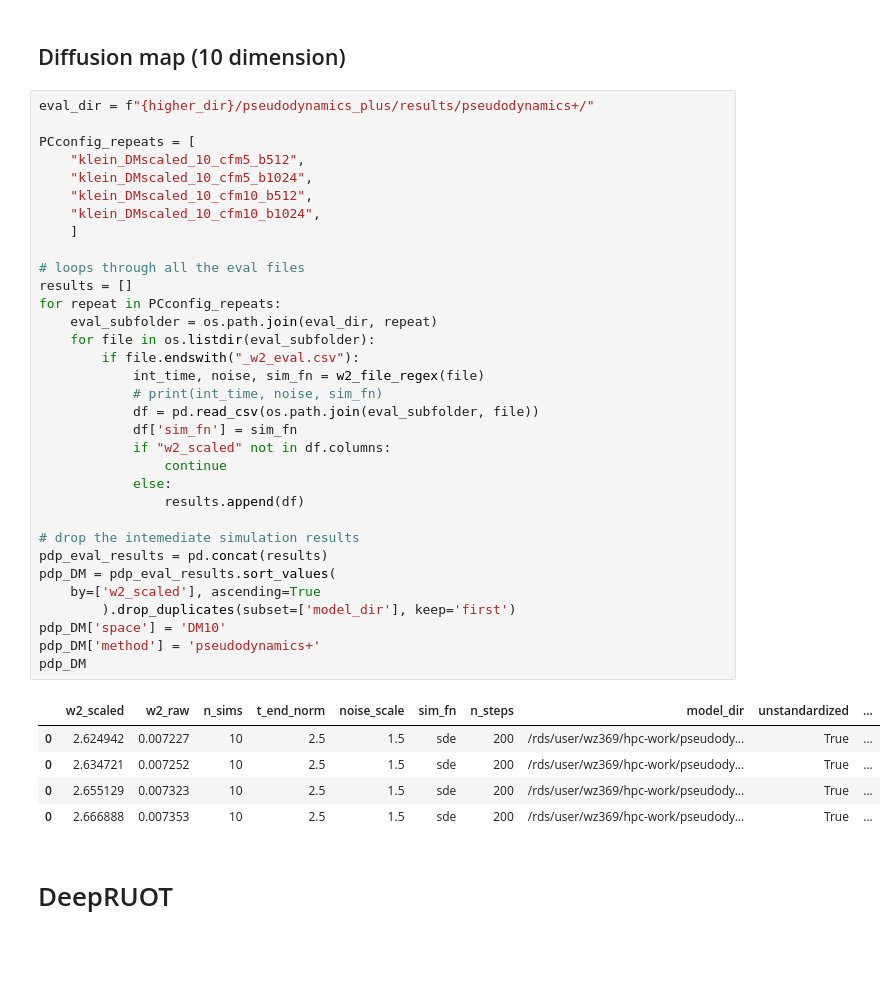
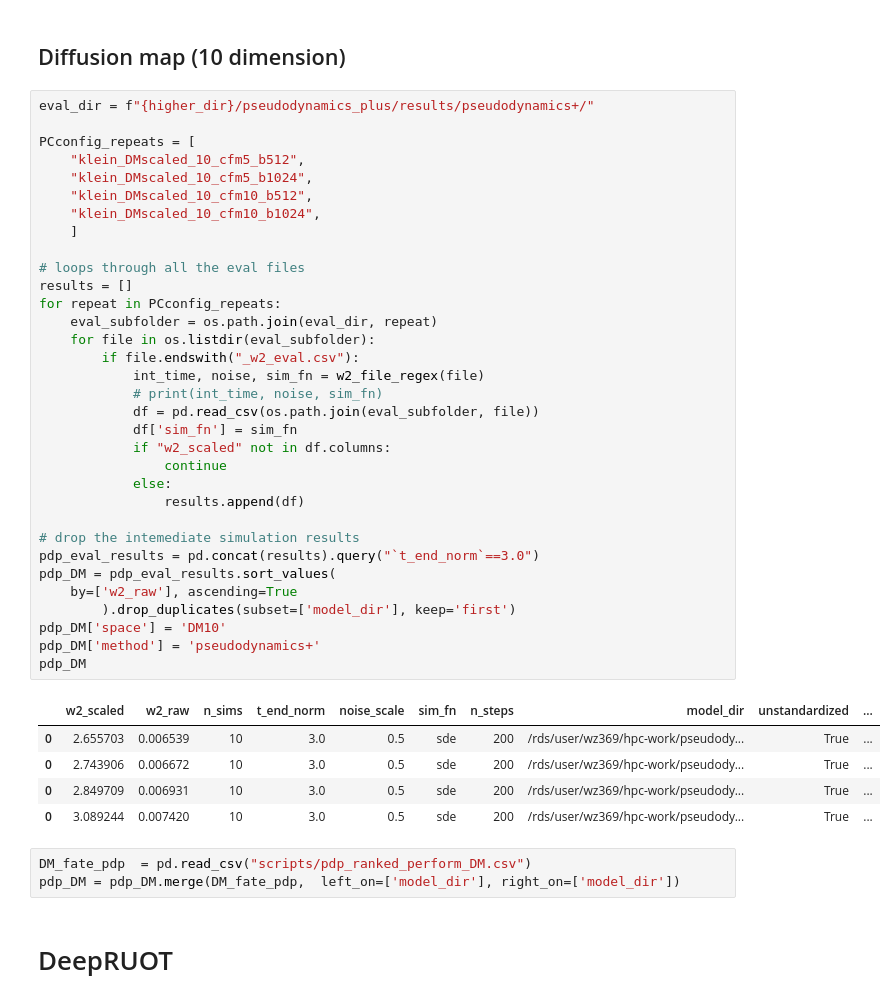
Before and after one commit to oZwZo/PINN_dynamics, a Jupyter notebook: scripts/benchmarking/2.w2_for_all.ipynb, the cells around one changed output. Drawn from its saved outputs; the diff is of its cells as text; blank space fills up the shorter version.

```diff
--- a/scripts/benchmarking/2.w2_for_all.ipynb
+++ b/scripts/benchmarking/2.w2_for_all.ipynb
@@ -76,39 +90,42 @@ eval_dir = f"{higher_dir}/pseudodynamics_plus/results/pseudodynamics+/"
 PCconfig_repeats = [
     "klein_DMscaled_10_cfm5_b512",
     "klein_DMscaled_10_cfm5_b1024",
     "klein_DMscaled_10_cfm10_b512",
     "klein_DMscaled_10_cfm10_b1024",
     ]
 
 # loops through all the eval files
 results = []
 for repeat in PCconfig_repeats:
     eval_subfolder = os.path.join(eval_dir, repeat)
     for file in os.listdir(eval_subfolder):
         if file.endswith("_w2_eval.csv"):
             int_time, noise, sim_fn = w2_file_regex(file)
             # print(int_time, noise, sim_fn)
             df = pd.read_csv(os.path.join(eval_subfolder, file))
             df['sim_fn'] = sim_fn
             if "w2_scaled" not in df.columns:
                 continue
             else:
                 results.append(df)
 
 # drop the intemediate simulation results
-pdp_eval_results = pd.concat(results)
+pdp_eval_results = pd.concat(results).query("`t_end_norm`==3.0")
 pdp_DM = pdp_eval_results.sort_values(
-    by=['w2_scaled'], ascending=True
+    by=['w2_raw'], ascending=True
         ).drop_duplicates(subset=['model_dir'], keep='first')
 pdp_DM['space'] = 'DM10'
 pdp_DM['method'] = 'pseudodynamics+'
 pdp_DM
 # %% [output]
 |  | w2_scaled | w2_raw | n_sims | t_end_norm | noise_scale | sim_fn | n_steps | model_dir | unstandardized | ... |
-| 0 | 2.624942 | 0.007227 | 10 | 2.5 | 1.5 | sde | 200 | /rds/user/wz369/hpc-work/pseudody... | True | ... |
-| 0 | 2.634721 | 0.007252 | 10 | 2.5 | 1.5 | sde | 200 | /rds/user/wz369/hpc-work/pseudody... | True | ... |
-| 0 | 2.655129 | 0.007323 | 10 | 2.5 | 1.5 | sde | 200 | /rds/user/wz369/hpc-work/pseudody... | True | ... |
-| 0 | 2.666888 | 0.007353 | 10 | 2.5 | 1.5 | sde | 200 | /rds/user/wz369/hpc-work/pseudody... | True | ... |
+| 0 | 2.655703 | 0.006539 | 10 | 3.0 | 0.5 | sde | 200 | /rds/user/wz369/hpc-work/pseudody... | True | ... |
+| 0 | 2.743906 | 0.006672 | 10 | 3.0 | 0.5 | sde | 200 | /rds/user/wz369/hpc-work/pseudody... | True | ... |
+| 0 | 2.849709 | 0.006931 | 10 | 3.0 | 0.5 | sde | 200 | /rds/user/wz369/hpc-work/pseudody... | True | ... |
+| 0 | 3.089244 | 0.007420 | 10 | 3.0 | 0.5 | sde | 200 | /rds/user/wz369/hpc-work/pseudody... | True | ... |
+# %%
+DM_fate_pdp  = pd.read_csv("scripts/pdp_ranked_perform_DM.csv")
+pdp_DM = pdp_DM.merge(DM_fate_pdp,  left_on=['model_dir'], right_on=['model_dir'])
 # %% [markdown]
 # DeepRUOT
 # %%
```
Also changed, not shown: parts of 17 cells of this notebook, 6 other files.
